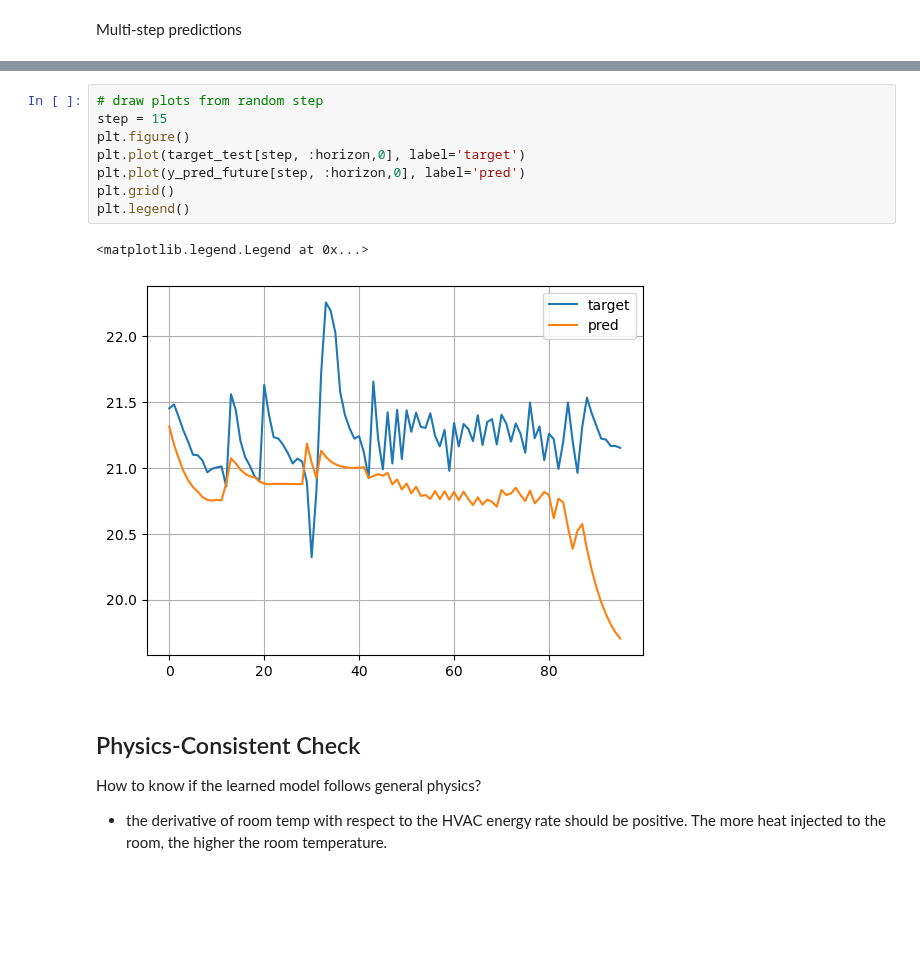
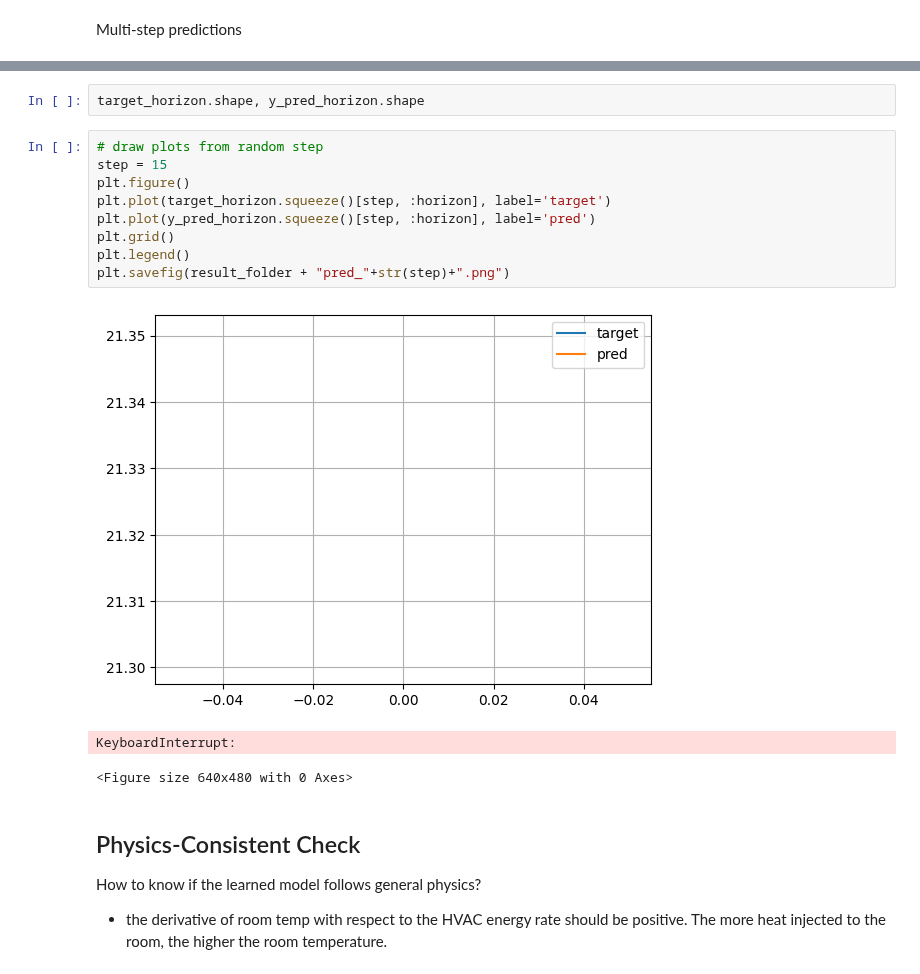
Before and after one commit to YangyangFu/dynax, a Jupyter notebook: cases/cost-comfort/m2-neural-ode-single-step.ipynb, the cells around one changed output, grey strips where cells are left out. Saved outputs shown, nothing was run; the diff lists cells and outputs as text; blank space fills up the shorter version.

Commit message:
update simualtion results for neural ode

```diff
--- a/cases/cost-comfort/m2-neural-ode-single-step.ipynb
+++ b/cases/cost-comfort/m2-neural-ode-single-step.ipynb
@@ -574,14 +576,18 @@ print("ph={}: testing mse is {}".format(horizon, jnp.mean((y_pred_horizon - targ
+# %%
+target_horizon.shape, y_pred_horizon.shape
 # %%
 # draw plots from random step
 step = 15
 plt.figure()
-plt.plot(target_test[step, :horizon,0], label='target')
-plt.plot(y_pred_future[step, :horizon,0], label='pred')
+plt.plot(target_horizon.squeeze()[step, :horizon], label='target')
+plt.plot(y_pred_horizon.squeeze()[step, :horizon], label='pred')
 plt.grid()
 plt.legend()
+plt.savefig(result_folder + "pred_"+str(step)+".png")
 # %% [output]
+[figure, new version]
-<matplotlib.legend.Legend at 0x...>
+KeyboardInterrupt:
-[figure, old version]
+<Figure size 640x480 with 0 Axes>
 # %% [markdown]
 ## Physics-Consistent Check
 
```
Also changed, not shown: parts of 17 cells of this notebook, 20 other files.
